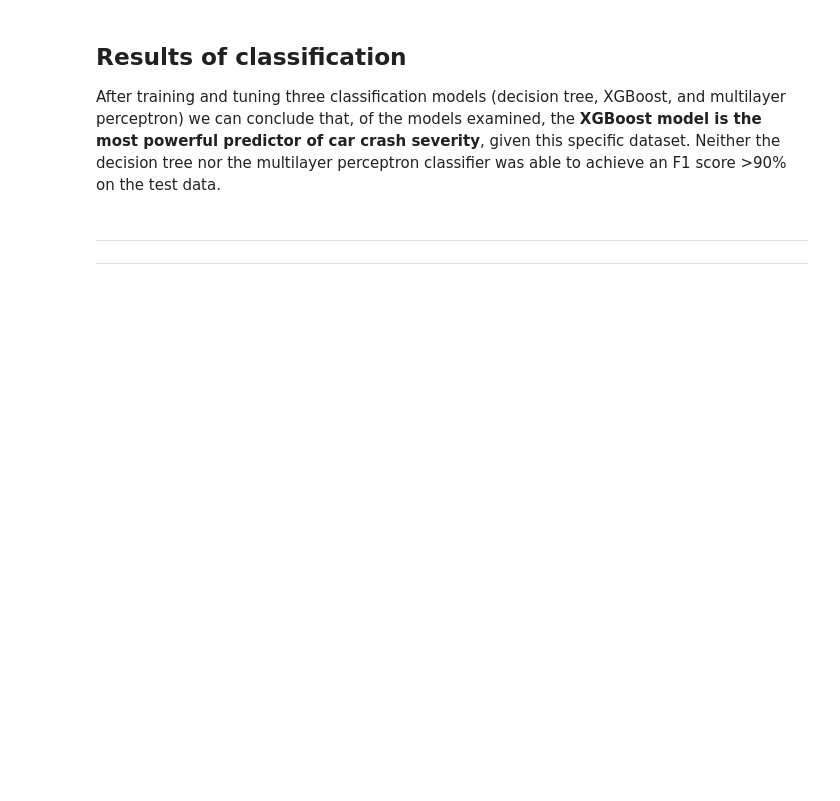
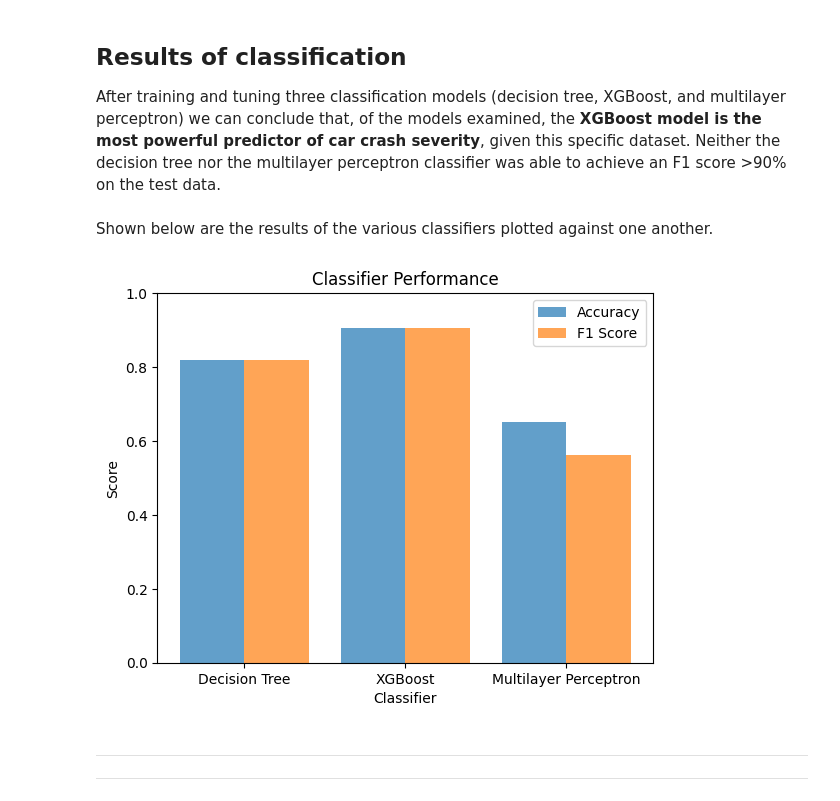
Before and after one commit to salvatorie/ds410-crashlytics, a Jupyter notebook: crashlytics.ipynb, the cells around one changed output. Saved outputs shown, nothing was run; the diff lists cells and outputs as text; code cells hidden in the pictures; blank space fills up the shorter version.

```diff
--- a/crashlytics.ipynb
+++ b/crashlytics.ipynb
@@ -351,6 +357,8 @@ def trainAndEvaluateDT(trainingData: pyspark.sql.DataFrame, testData: pyspark.sq
     return (dtHyperparamsEvaluationDf, bestIndex, bestDtModel)
 # %%
 dtDf, dtIndex, bestDtModel = trainAndEvaluateDT(trainingData=trainingData, testData=testData)
+dtF1 = dtDf.loc[dtIndex, "testing f1"]
+dtAccuracy = dtDf.loc[dtIndex, "testing accuracy"]
 # %%
 print(dtDf.loc[dtIndex])
 # %% [output]
@@ -434,6 +442,8 @@ def trainAndEvaluateXGB(trainingData: pyspark.sql.DataFrame, testData: pyspark.s
     return (xgbHyperparamsEvaluationDf, bestIndex)
 # %%
 xgbDf, xgbIndex = trainAndEvaluateXGB(trainingData=trainingData, testData=testData)
+xgbF1 = xgbDf.loc[xgbIndex, "testing f1"]
+xgbAccuracy = xgbDf.loc[xgbIndex, "testing accuracy"]
 # %%
 print(xgbDf.loc[xgbIndex])
 # %% [output]
@@ -504,6 +514,8 @@ def trainAndEvaluateMLP(trainingData: pyspark.sql.DataFrame, testData: pyspark.s
     return (mlpHyperparamsEvaluationDf, bestIndex)
 # %%
 mlpDf, mlpIndex = trainAndEvaluateMLP(trainingData=trainingData, testData=testData)
+mlpF1 = mlpDf.loc[mlpIndex, "testing f1"]
+mlpAccuracy = dtDf.loc[mlpIndex, "testing accuracy"]
 # %%
 print(mlpDf.loc[mlpIndex])
 # %% [output]
@@ -520,6 +532,42 @@ As expected, the mlp classifier performed much worse than either tree-based clas
 ## Results of classification
 
 After training and tuning three classification models (decision tree, XGBoost, and multilayer perceptron) we can conclude that, of the models examined, the **XGBoost model is the most powerful predictor of car crash severity**, given this specific dataset. Neither the decision tree nor the multilayer perceptron classifier was able to achieve an F1 score >90% on the test data.
+# %% [markdown]
+Shown below are the results of the various classifiers plotted against one another.
+# %%
+def plotClassifierPerformance(classifierLabels: list[str], accuracyScores: list[float], f1Scores: list[float], title: str, xTitle: str, outputPath: str = ""):
+    fig, ax = plt.subplots()
+
+    plt.title(title)
+    plt.xlabel(xTitle)
+    plt.ylabel('Score')
+
+    plt.ylim(0, 1)
+
+    x = np.arange(len(classifierLabels))
+    ax.set_xticks(x)
+    ax.set_xticklabels(classifierLabels)
+
+    ax.bar(x - 0.2, accuracyScores, width=0.4, label="Accuracy", align="center", alpha=0.7)
+
+    ax.bar(x + 0.2, f1Scores, width=0.4, label="F1 Score", align="center", alpha=0.7)
+
+    ax.legend()
+
+    #Save the figure when running on ICDS
+    if outputPath != "":
+        plt.savefig(outputPath)
+
+    #Show figure in local mode
+    plt.show()
+# %%
+classifiers = ['Decision Tree', 'XGBoost', 'Multilayer Perceptron']
+accuracyScores = [dtAccuracy, xgbAccuracy, mlpAccuracy]
+f1Scores = [dtF1, xgbF1, mlpF1]
+
+plotClassifierPerformance(classifierLabels=classifiers, accuracyScores=accuracyScores, f1Scores=f1Scores, title="Classifier Performance", xTitle="Classifier")
+# %% [output]
+[figure, added]
 # %% [markdown]
 ---
 ---
```
Also changed, not shown: parts of 15 cells of this notebook, 12 other files.
